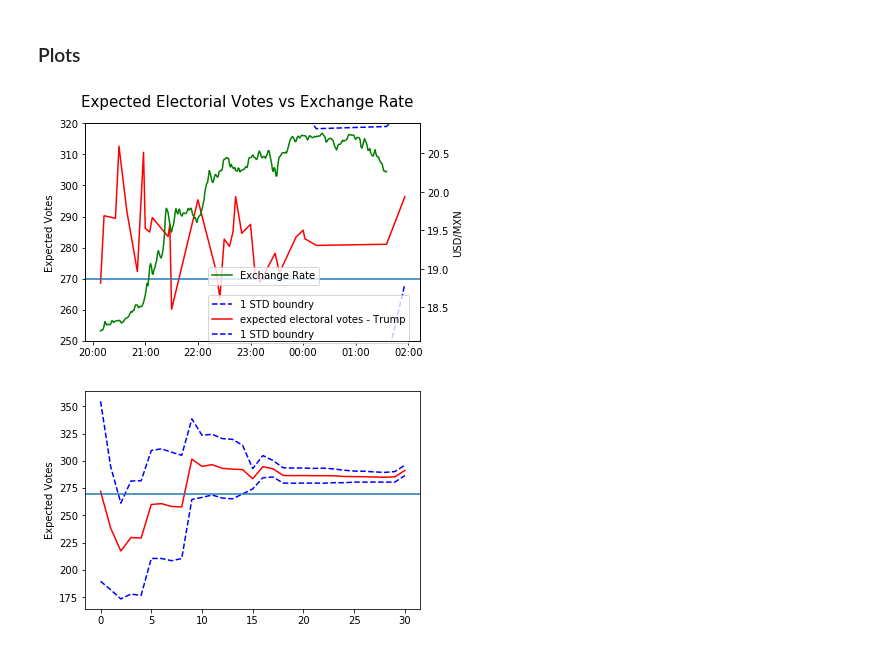
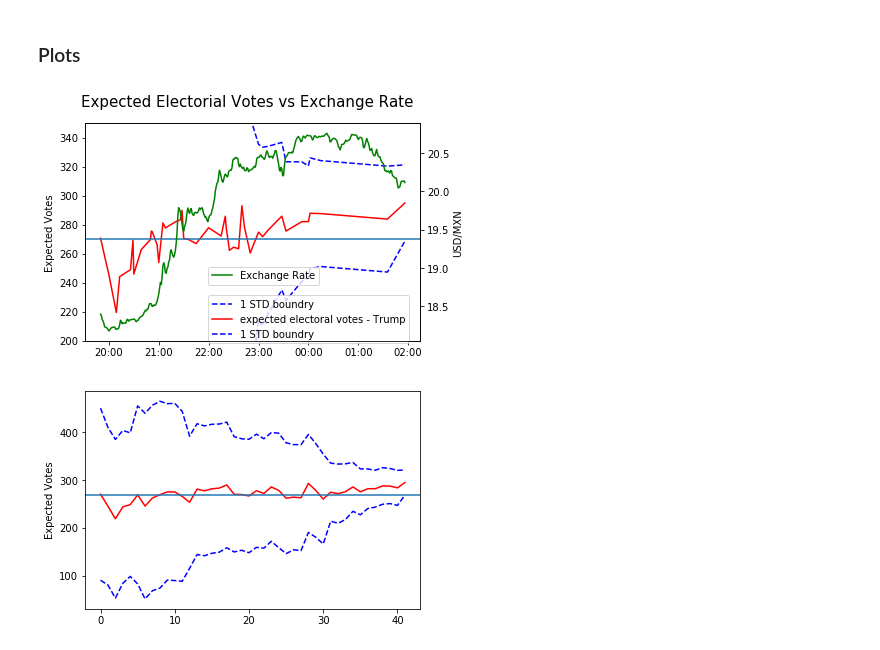
Before and after one commit to alexhuang1117/Data-Science-Portfolio, a Jupyter notebook: FX_Analysis_During_US_Election/main.ipynb, the cells around one changed output. Saved outputs shown, nothing was run; the diff lists cells and outputs as text; code cells hidden in the pictures.

Commit message:
update model

```diff
--- a/FX_Analysis_During_US_Election/main.ipynb
+++ b/FX_Analysis_During_US_Election/main.ipynb
@@ -87,7 +87,7 @@ jointb = prior.join(result.set_index('State'), on='State')
 
 jointb = jointb.sort_values(by='time').reset_index(drop=True)
 jointb.index = np.arange(0,len(jointb))
-jointb[[ 'EV','result', 'trump', 'clinton', 'poll_hc', 'poll_dt', 'poll_gj']]=jointb[[ 'EV','result', 'trump', 'clinton','poll_hc', 'poll_dt', 'poll_gj' ]].apply(pd.to_numeric)
+jointb[[ 'EV','result', 'trump', 'clinton', 'poll_hc', 'poll_dt', 'poll_gj','rprpc']]=jointb[[ 'EV','result', 'trump', 'clinton','poll_hc', 'poll_dt', 'poll_gj','rprpc' ]].apply(pd.to_numeric)
 #jointb.EV.fillna(0,inplace =True)
 # %% [markdown]
 ### Linear Regression and Monte Carlos Simulation
@@ -111,7 +111,7 @@ for i in range(14,len(jointb)-6):
     X_dt=intermediate['poll_dt']
     Y_dt=intermediate['trump']
     X_dt=sm.add_constant(X_dt)
-    model_dt = sm.RLM(Y_dt.values, X_dt.values).fit()
+    model_dt = sm.WLS(Y_dt.values, X_dt.values,weights=intermediate['rprpc']).fit()
 
     #extract parameters
     const_dt = np.random.normal(model_dt.params[0], model_dt.bse[0], sim_num)
@@ -121,7 +121,7 @@ for i in range(14,len(jointb)-6):
     X_hc=intermediate['poll_hc']
     Y_hc=intermediate['clinton']
     X_hc=sm.add_constant(X_hc)
-    model_hc = sm.RLM(Y_hc, X_hc).fit()
+    model_hc = sm.WLS(Y_hc, X_hc,weights=intermediate['rprpc']).fit()
 
     #extract parameters
     const_hc = np.random.normal(model_hc.params[0], model_hc.bse[0], sim_num)
@@ -225,33 +224,33 @@ http://pandas.pydata.org/pandas-docs/stable/indexing.html#deprecate_ix
 # %%
 #%%
 fig, ax1 = plt.subplots()
 ax1.plot_date(pred.time, pred.low,'b--', label='1 STD boundry')
 ax1.plot_date(pred.time, pred.ave,'r-', label='expected electoral votes - Trump')
 ax1.plot_date(pred.time, pred.high,'b--', label='1 STD boundry')
 plt.ylabel('Expected Votes')
 #pylab.legend(loc='lower right')
 plt.axhline(y=270)
 ax1.legend(loc='center left', bbox_to_anchor=(0.35, 0.1))
-ax1.set_ylim([250,320])
+ax1.set_ylim([200,350])
 
 ax2 = ax1.twinx()
 ax2.plot(fx['mean'],'g', label='Exchange Rate')
 
 HMFmt = mdates.DateFormatter('%H:%M')
 ax1.xaxis.set_major_formatter(HMFmt)
 _ = plt.xticks(rotation=90)
 
 plt.ylabel('USD/MXN')
 
 #pylab.legend(loc='upper right')
 ax2.legend(loc='center left', bbox_to_anchor=(0.35, 0.3))
 
 fig.suptitle('Expected Electorial Votes vs Exchange Rate', fontsize=15)
 
 plt.show()
 fig.savefig('results.png')
 # %% [output]
-[figure, old version]
+[figure, new version]
 # %%
 #plot after each update
 fig, ax1 = plt.subplots()
@@ -259,7 +258,7 @@ ax1.plot(pred.low,'b--', label='95% confidence')
 ax1.plot(pred.ave,'r-', label='expected electoral votes')
 ax1.plot(pred.high,'b--', label='95% confidence')
 plt.ylabel('Expected Votes')
-yplt.axhline(y=270)
+plt.axhline(y=270)
 plt.show()
 # %% [output]
-[figure, old version]
+[figure, new version]
```
Also changed, not shown: parts of 6 cells of this notebook, 14 other files.
